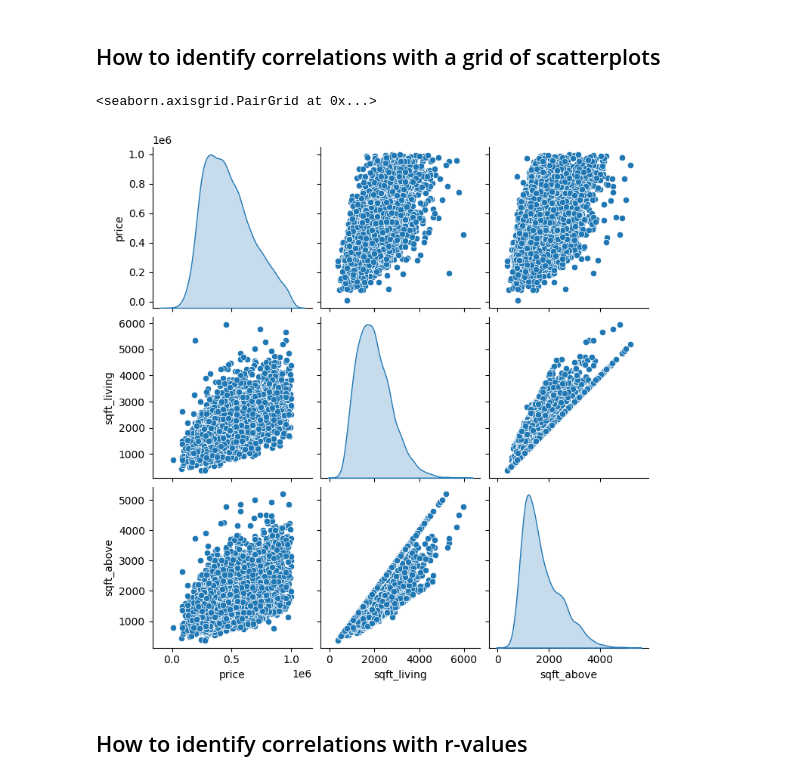
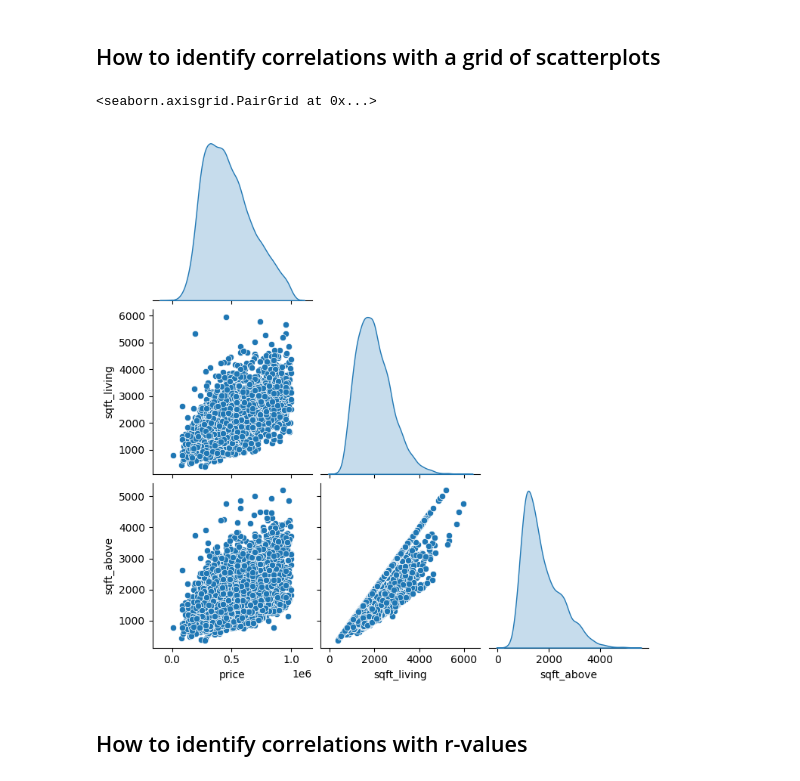
Before and after one commit to ncrowder/python, a Jupyter notebook: murach_data_analysis/class_demos/regression.ipynb, the cells around one changed output. Cells and saved outputs as stored; diff of their text form; code cells hidden in the pictures.

```diff
--- a/murach_data_analysis/class_demos/regression.ipynb
+++ b/murach_data_analysis/class_demos/regression.ipynb
@@ -6,5 +8,5 @@ import seaborn as sns
 # %% [markdown]
 ## Get the data
 # %%
-housingPath = 'housingData.csv'
+housingPath = r'https://raw.githubusercontent.com/ncrowder/python/refs/heads/main/murach_data_analysis/class_demos/housingData.csv'
 housing = pd.read_csv(housingPath)
@@ -65,11 +85,11 @@ sns.relplot(data=housing, x='yr_built', y='price')
 # %%
 sns.pairplot(data=housing,
              y_vars=['price','sqft_living','sqft_above'],
              x_vars=['price','sqft_living','sqft_above'],
-             diag_kind='kde')
+             diag_kind='kde',corner=True)
 # %% [output]
 <seaborn.axisgrid.PairGrid at 0x...>
-[figure, old version]
+[figure, new version]
 # %% [markdown]
 ## How to identify correlations with r-values
 # %%
```
Also changed, not shown: parts of 12 cells of this notebook.
